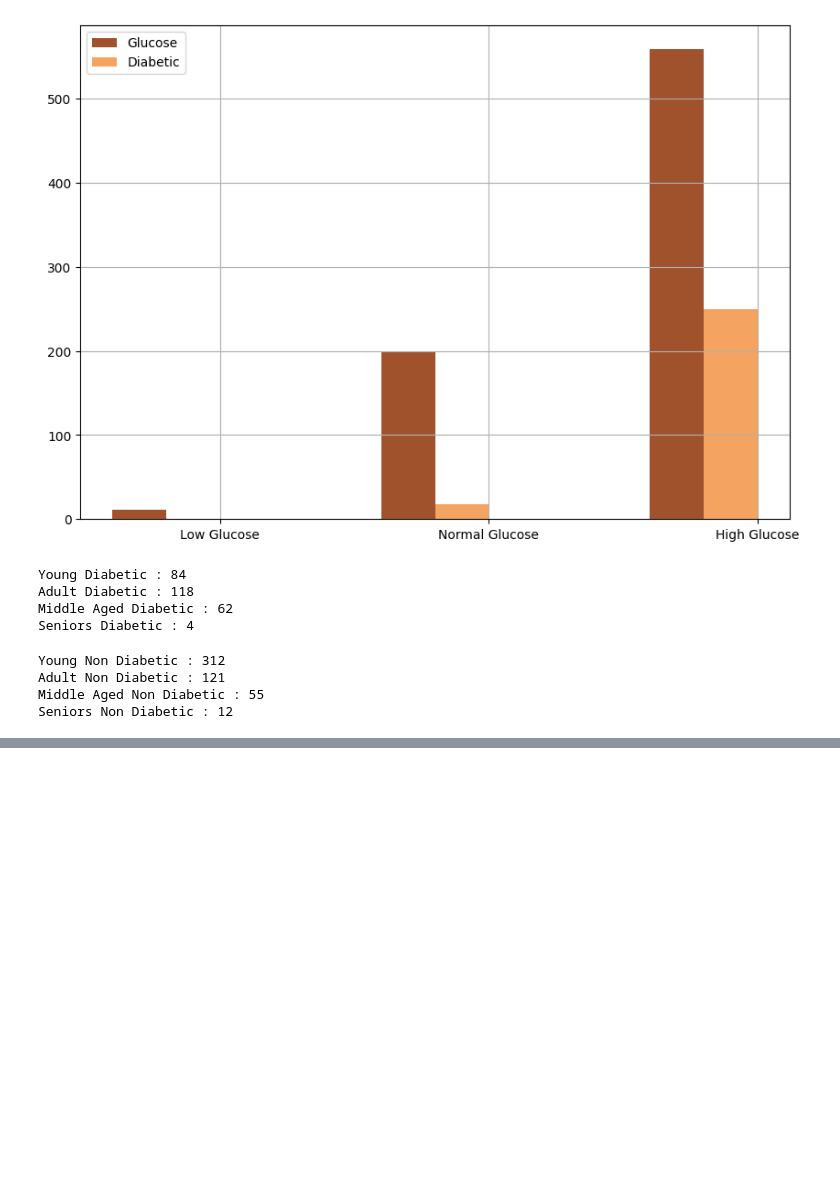
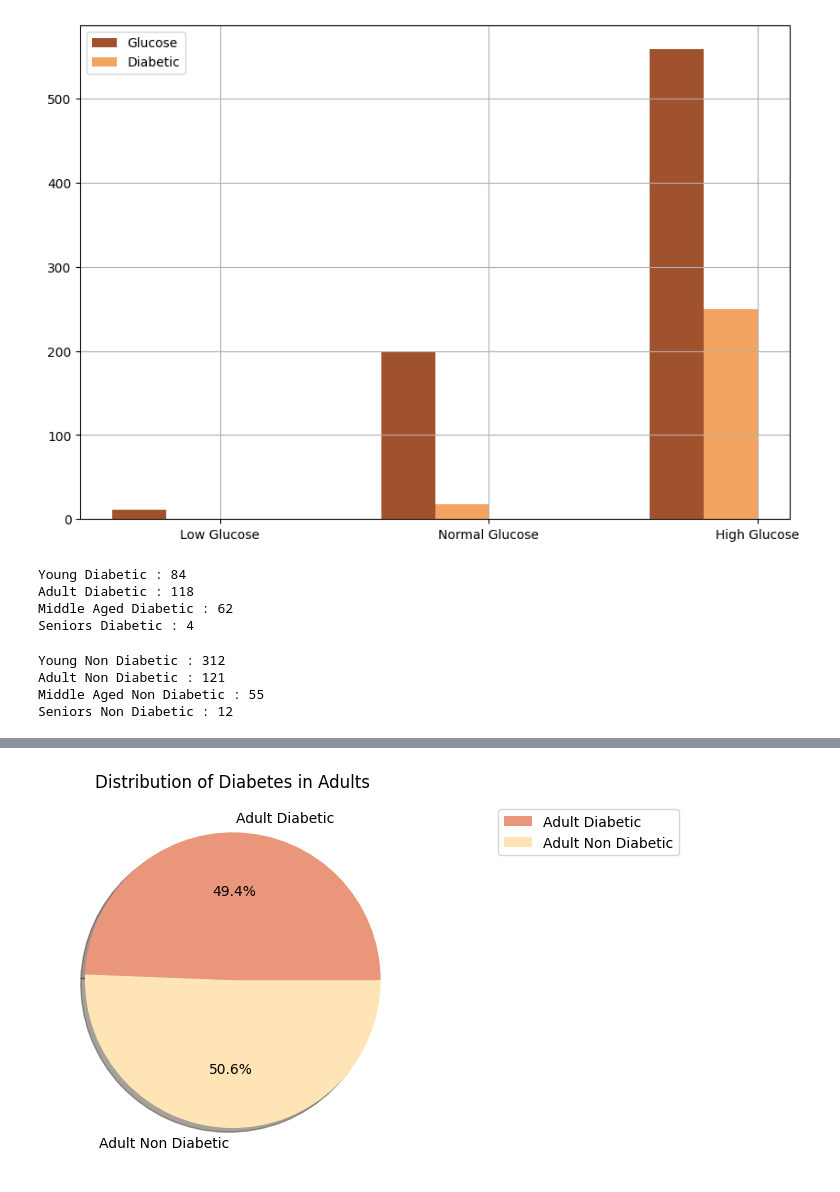
Before and after one commit to hafsatariq18/Diabetes-dataset, a Jupyter notebook: Diabetes Dataset.ipynb, the cells around one changed output, grey strips where cells are left out. Cells and saved outputs as stored; diff of their text form; code cells hidden in the pictures; blank space fills up the shorter version.

```diff
--- a/Diabetes Dataset.ipynb
+++ b/Diabetes Dataset.ipynb
@@ -237,0 +247,9 @@ Seniors Non Diabetic : 12
+# %%
+colours=["darksalmon","moccasin"]
+data={'Adult Diabetic':adults_diabetic ,'Adult Non Diabetic':adults_non_diabetic}
+plt.pie(data.values(),labels=data.keys(),colors=colours,shadow=True,autopct='%2.1f%%')
+plt.legend(loc="center left",bbox_to_anchor=(1.2,0.9),labels=data.keys())
+plt.title('Distribution of Diabetes in Adults')
+plt.show()
+# %% [output]
+[figure, added]
```
Also changed, not shown: parts of 3 cells of this notebook.
